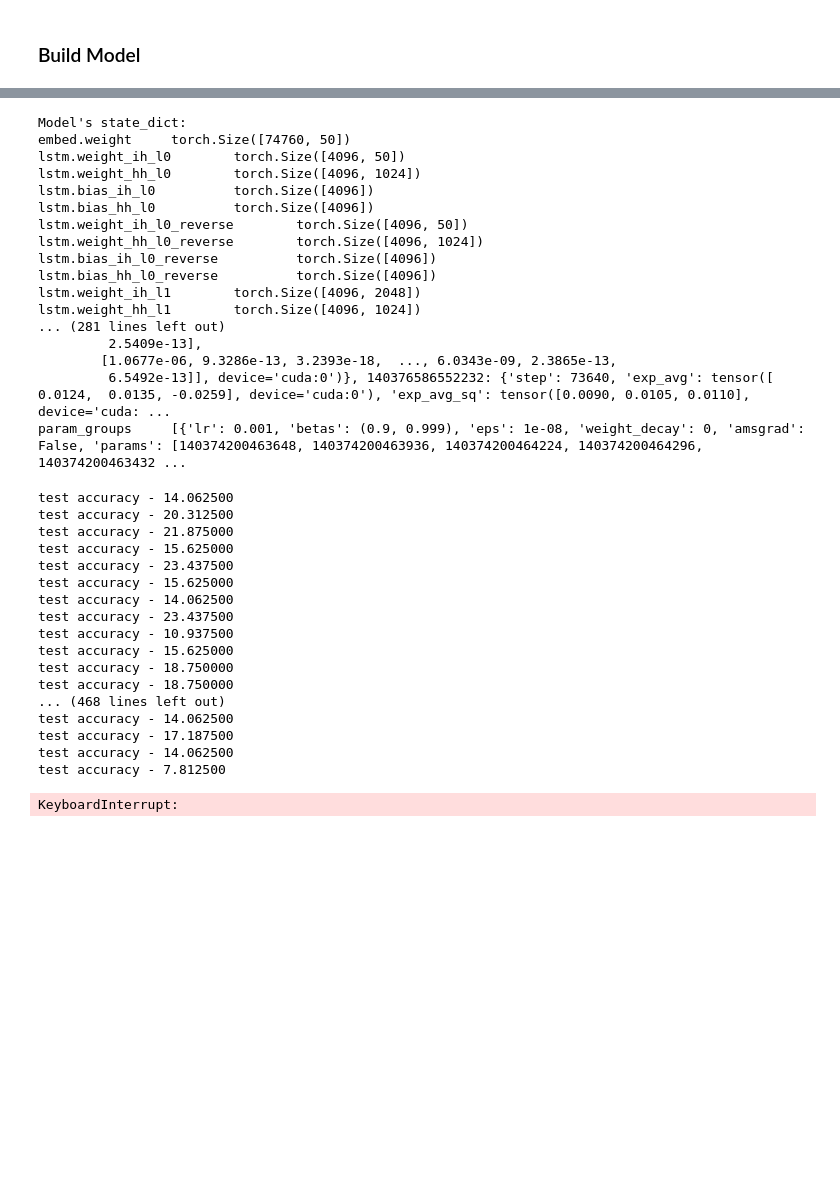
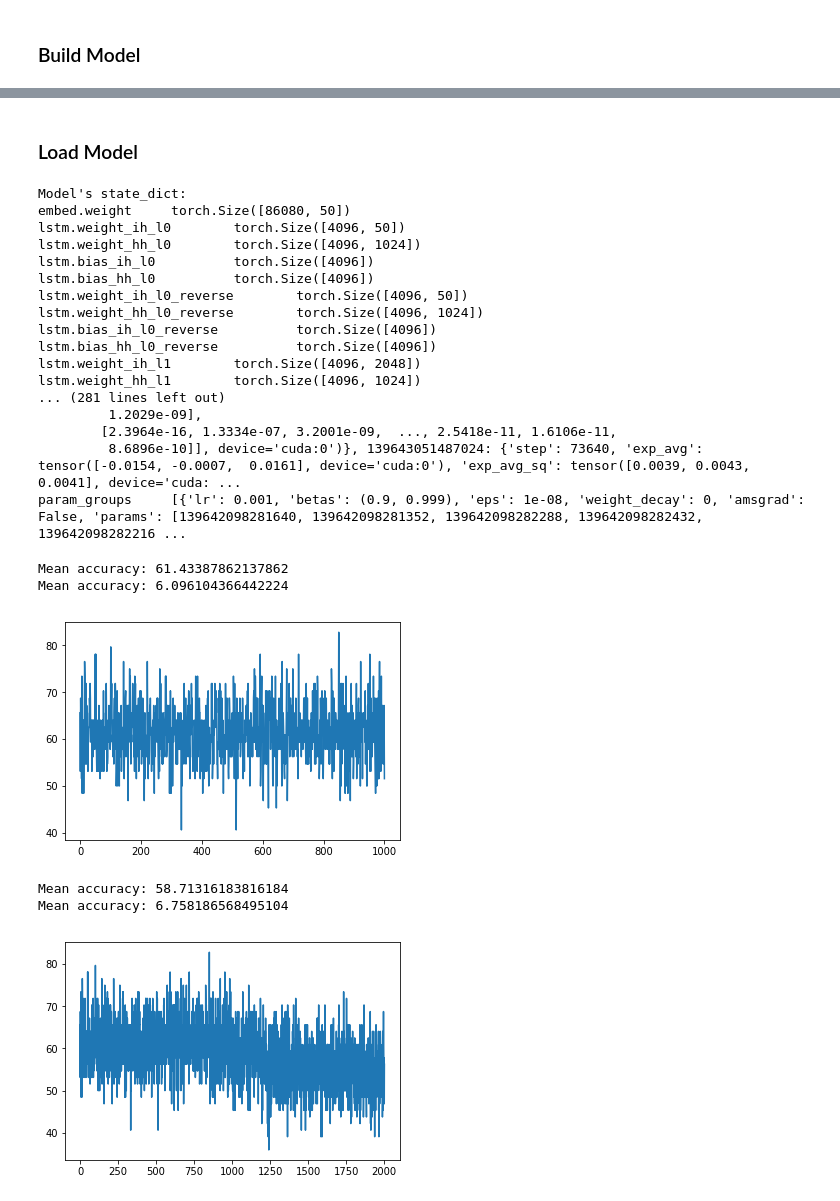
Before and after one commit to janakurrek/mnli, a Jupyter notebook: models/bilstm.ipynb, the cells around one changed output, grey strips where cells are left out. Drawn from its saved outputs; the diff is of its cells as text; code cells hidden in the pictures; blank space fills up the shorter version.

```diff
--- a/models/bilstm.ipynb
+++ b/models/bilstm.ipynb
@@ -18,6 +19,8 @@ import sys
 sys.path.append('..')
 
 from utils.load_data import GLOVE_PATH, LABEL_TO_INT
+# %%
+outpath = '/home/ndg/users/jkurre/mnli/models/bilstm.pt'
 # %%
 LABEL_TO_INT
 # %% [output]
@@ -212,3 +219,7 @@ plt.show()
+# %% [markdown]
+### Load Model
+# %%
+model = torch.load(outpath)
 # %%
 print("Model's state_dict:")
 for param_tensor in model.state_dict():
@@ -218,12 +229,9 @@ print("---")
 print("Optimizer's state_dict:")
 for var_name in optimizer.state_dict():
     print(var_name, "\t", optimizer.state_dict()[var_name])
-
-PATH = '/home/ndg/users/jkurre/mnli/models/bilstm.pt'
-torch.save(model, PATH)
 # %% [output]
 Model's state_dict:
-embed.weight     torch.Size([74760, 50])
+embed.weight     torch.Size([86080, 50])
 lstm.weight_ih_l0        torch.Size([4096, 50])
 lstm.weight_hh_l0        torch.Size([4096, 1024])
 lstm.bias_ih_l0          torch.Size([4096])
@@ -235,42 +243,43 @@ lstm.bias_hh_l0_reverse          torch.Size([4096])
 lstm.weight_ih_l1        torch.Size([4096, 2048])
 lstm.weight_hh_l1        torch.Size([4096, 1024])
 ... (281 lines left out)
-         2.5409e-13],
-        [1.0677e-06, 9.3286e-13, 3.2393e-18,  ..., 6.0343e-09, 2.3865e-13,
-         6.5492e-13]], device='cuda:0')}, 140376586552232: {'step': 73640, 'exp_avg': tensor([ 0.0124,  0.0135, -0.0259], device='cuda:0'), 'exp_avg_sq': tensor([0.0090, 0.0105, 0.0110], device='cuda: ...
-param_groups     [{'lr': 0.001, 'betas': (0.9, 0.999), 'eps': 1e-08, 'weight_decay': 0, 'amsgrad': False, 'params': [140374200463648, 140374200463936, 140374200464224, 140374200464296, 140374200463432 ...
+         1.2029e-09],
+        [2.3964e-16, 1.3334e-07, 3.2001e-09,  ..., 2.5418e-11, 1.6106e-11,
+         8.6896e-10]], device='cuda:0')}, 139643051487024: {'step': 73640, 'exp_avg': tensor([-0.0154, -0.0007,  0.0161], device='cuda:0'), 'exp_avg_sq': tensor([0.0039, 0.0043, 0.0041], device='cuda: ...
+param_groups     [{'lr': 0.001, 'betas': (0.9, 0.999), 'eps': 1e-08, 'weight_decay': 0, 'amsgrad': False, 'params': [139642098281640, 139642098281352, 139642098282288, 139642098282432, 139642098282216 ...
 # %%
 all_acc = []
 
-for batch_idx, batch in enumerate(test_iterator):
-    input_data = batch.text.to(device)
-    target_data = batch.target.to(device)
-    target_data_one_hot = torch.nn.functional.one_hot(target_data - 1, len(LABEL_TO_INT))
+for iterator in [train_iterator, test_iterator]:
+    for batch_idx, batch in enumerate(iterator):
 
-    output = model(input_data)
-    max_output = torch.max(output + 1, 1)[1]
-    predicted_labels = max_output.view(batch.target.size()).data
-    n_correct = (predicted_labels == batch.target.data).sum()
-    n_total = batch.batch_size
-    test_acc = 100. * n_correct/n_total
-    print("test accuracy - %f" % test_acc)
-    all_acc.append(test_acc)
+        input_data = batch.text.to(device)
+        target_data = batch.target.to(device)
+        target_data_one_hot = torch.nn.functional.one_hot(target_data - 1, len(LABEL_TO_INT))
+
+        output = model(input_data)
+
+        max_output = torch.argmax(output, dim=1)
+        actual_output = target_data_one_hot.argmax(dim=1)
+
+        n_correct = (max_output == actual_output).sum()
+        n_total = batch.batch_size
+        test_acc = 100. * n_correct/n_total
+
+        # print("test accuracy - %f" % test_acc)
+        all_acc.append(test_acc.item())
+
+        if batch_idx == 1000:
+            break
+
+    print(f"Mean accuracy: {np.mean(all_acc)}")
+    print(f"Mean accuracy: {np.std(all_acc)}")
+    plt.plot(all_acc)
+    plt.show()
 # %% [output]
-test accuracy - 14.062500
-test accuracy - 20.312500
-test accuracy - 21.875000
-test accuracy - 15.625000
-test accuracy - 23.437500
-test accuracy - 15.625000
-test accuracy - 14.062500
-test accuracy - 23.437500
-test accuracy - 10.937500
-test accuracy - 15.625000
-test accuracy - 18.750000
-test accuracy - 18.750000
-... (468 lines left out)
-test accuracy - 14.062500
-test accuracy - 17.187500
-test accuracy - 14.062500
-test accuracy - 7.812500
+Mean accuracy: 61.43387862137862
+Mean accuracy: 6.096104366442224
+[figure, added]
-KeyboardInterrupt:
+Mean accuracy: 58.71316183816184
+Mean accuracy: 6.758186568495104
+[figure, added]
```
Also changed, not shown: parts of 6 cells of this notebook.
